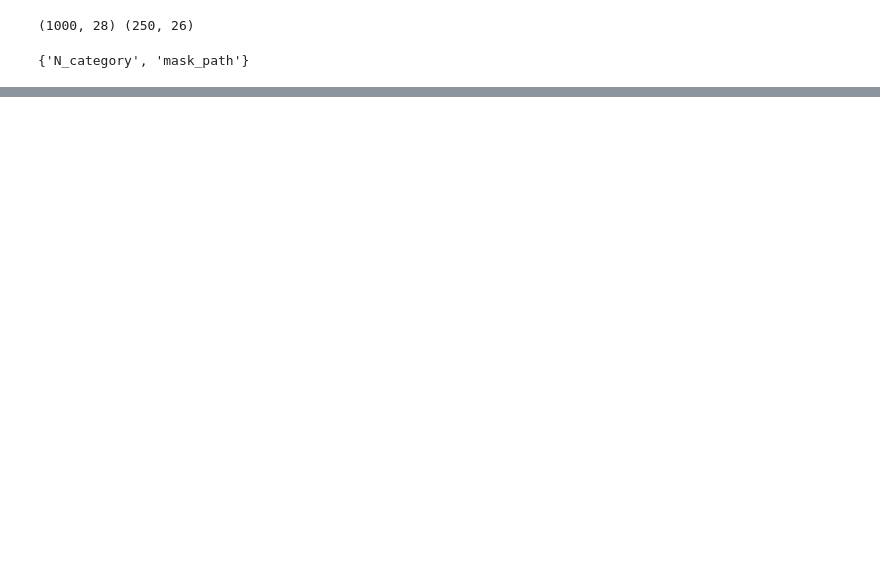
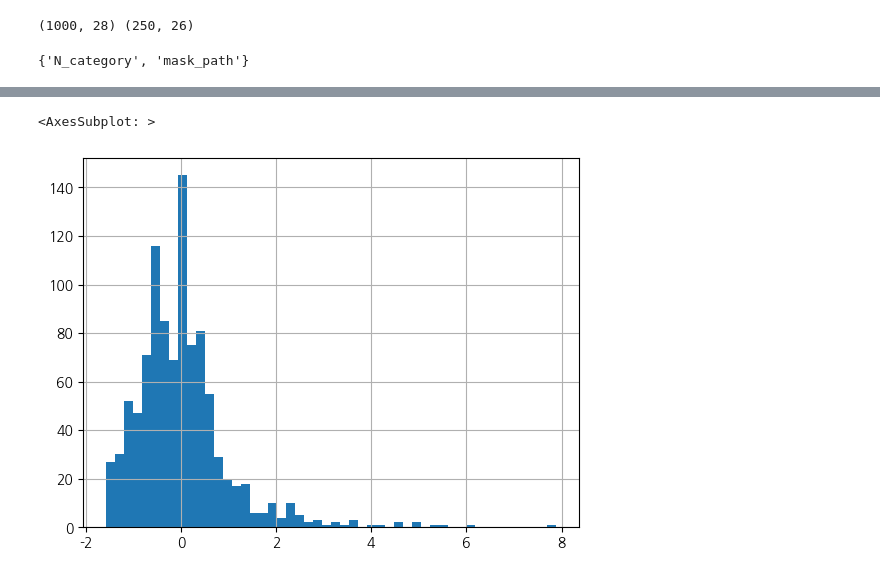
Before and after one commit to moksu27/Dacon_cancer_transfer, a Jupyter notebook: project.ipynb, the cells around one changed output, grey strips where cells are left out. Cells and saved outputs as stored; diff of their text form; code cells hidden in the pictures; blank space fills up the shorter version.

```diff
--- a/project.ipynb
+++ b/project.ipynb
@@ -35,0 +192,6 @@ set(train.columns)-set(test.columns)
+# %%
+# 암의 장경 스케일링(standard scailing)
+from sklearn.preprocessing import StandardScaler
+ss = StandardScaler()
+train["암의 장경_fill_ss"] = ss.fit(train[["암의 장경_fill"]]).transform(train[["암의 장경_fill"]])
+train.head()
@@ -35,0 +219,5 @@ set(train.columns)-set(test.columns)
+# %%
+train["암의 장경_fill_ss"].hist(bins = 50)
+# %% [output]
+<AxesSubplot: >
+[figure, added]
```
Also changed, not shown: parts of 88 cells of this notebook, 5 other files.
